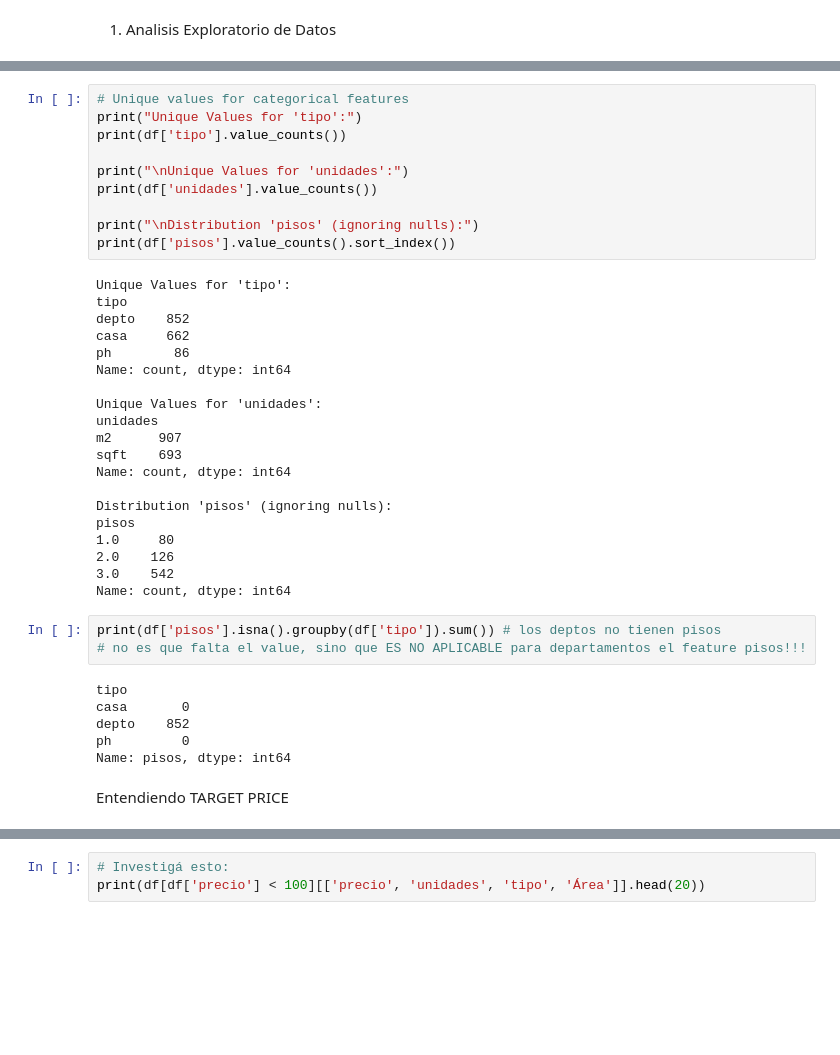
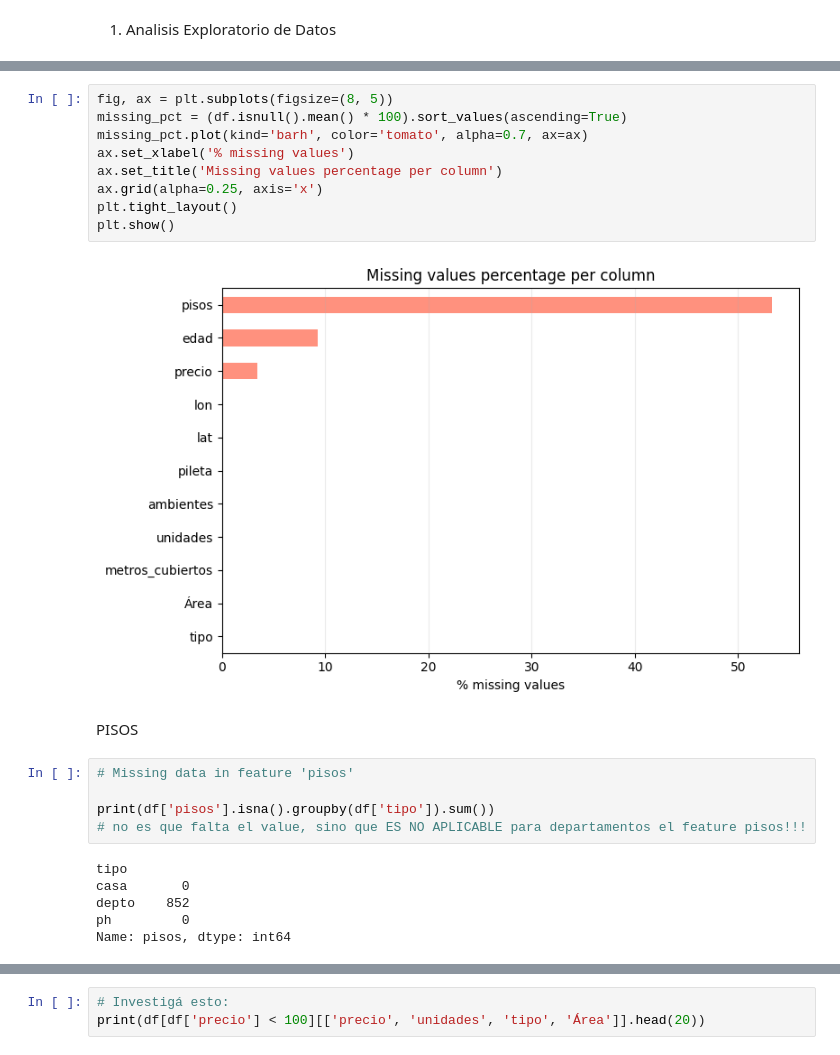
Before and after one commit to biancapaz/ml_tp1, a Jupyter notebook: notebooks/Entrega_TP1.ipynb, the cells around one changed output, grey strips where cells are left out. Saved outputs shown, nothing was run; the diff lists cells and outputs as text; blank space fills up the shorter version.

```diff
--- a/notebooks/Entrega_TP1.ipynb
+++ b/notebooks/Entrega_TP1.ipynb
@@ -99,41 +119,24 @@ dtype: int64
-# %%
-# Unique values for categorical features
-print("Unique Values for 'tipo':")
-print(df['tipo'].value_counts())
-
-print("\nUnique Values for 'unidades':")
-print(df['unidades'].value_counts())
-
-print("\nDistribution 'pisos' (ignoring nulls):")
-print(df['pisos'].value_counts().sort_index())
-# %% [output]
-Unique Values for 'tipo':
-tipo
-depto    852
-casa     662
-ph        86
-Name: count, dtype: int64
-
-Unique Values for 'unidades':
-unidades
-m2      907
-sqft    693
-Name: count, dtype: int64
-
-Distribution 'pisos' (ignoring nulls):
-pisos
-1.0     80
-2.0    126
-3.0    542
-Name: count, dtype: int64
-# %%
-print(df['pisos'].isna().groupby(df['tipo']).sum()) # los deptos no tienen pisos
-# no es que falta el value, sino que ES NO APLICABLE para departamentos el feature pisos!!!
-# %% [output]
-tipo
-casa       0
-depto    852
-ph         0
-Name: pisos, dtype: int64
-# %% [markdown]
-Entendiendo TARGET PRICE
+# %%
+fig, ax = plt.subplots(figsize=(8, 5))
+missing_pct = (df.isnull().mean() * 100).sort_values(ascending=True)
+missing_pct.plot(kind='barh', color='tomato', alpha=0.7, ax=ax)
+ax.set_xlabel('% missing values')
+ax.set_title('Missing values percentage per column')
+ax.grid(alpha=0.25, axis='x')
+plt.tight_layout()
+plt.show()
+# %% [output]
+[figure, added]
+# %% [markdown]
+PISOS
+# %%
+# Missing data in feature 'pisos'
+
+print(df['pisos'].isna().groupby(df['tipo']).sum())
+# no es que falta el value, sino que ES NO APLICABLE para departamentos el feature pisos!!!
+# %% [output]
+tipo
+casa       0
+depto    852
+ph         0
+Name: pisos, dtype: int64
```
Also changed, not shown: parts of 36 cells of this notebook, 3 other files.
